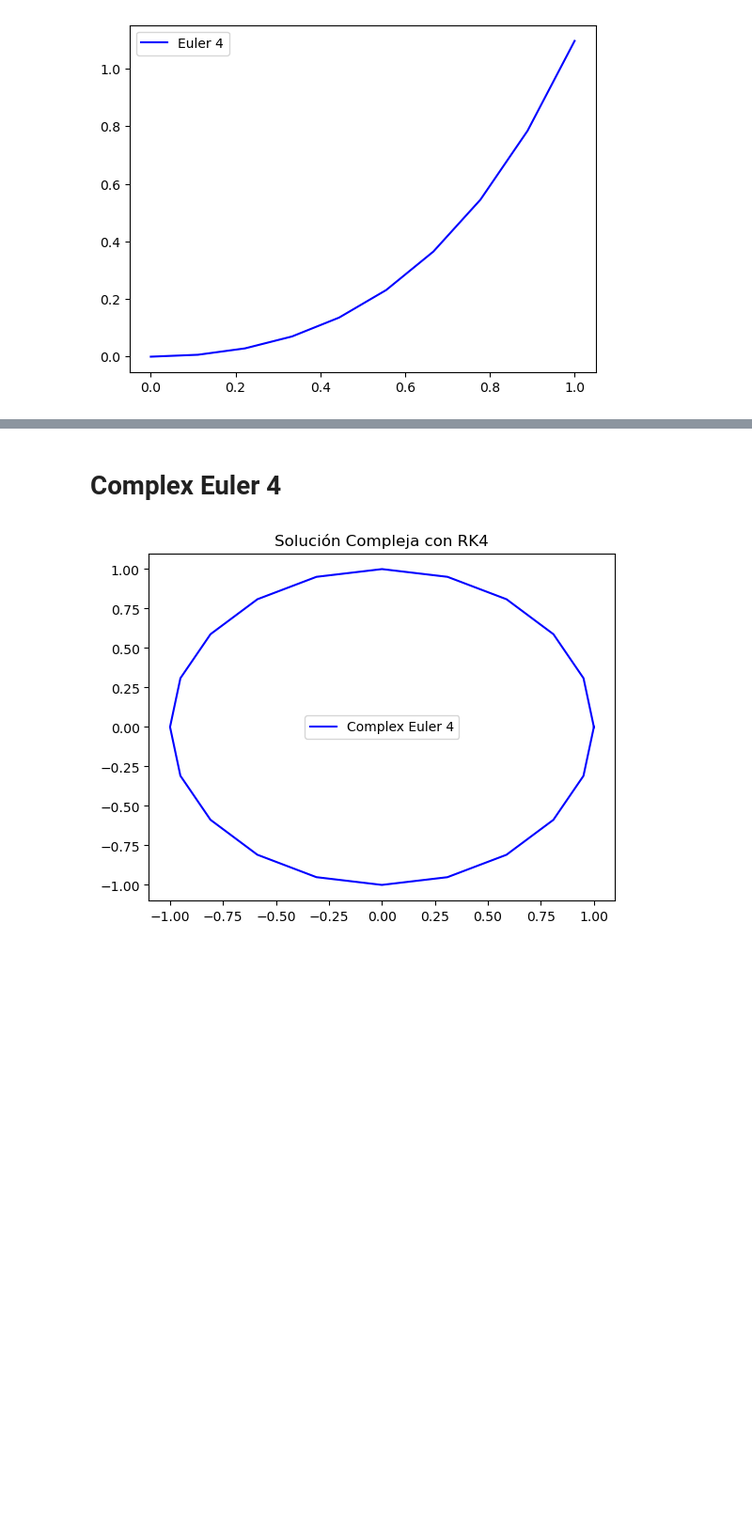
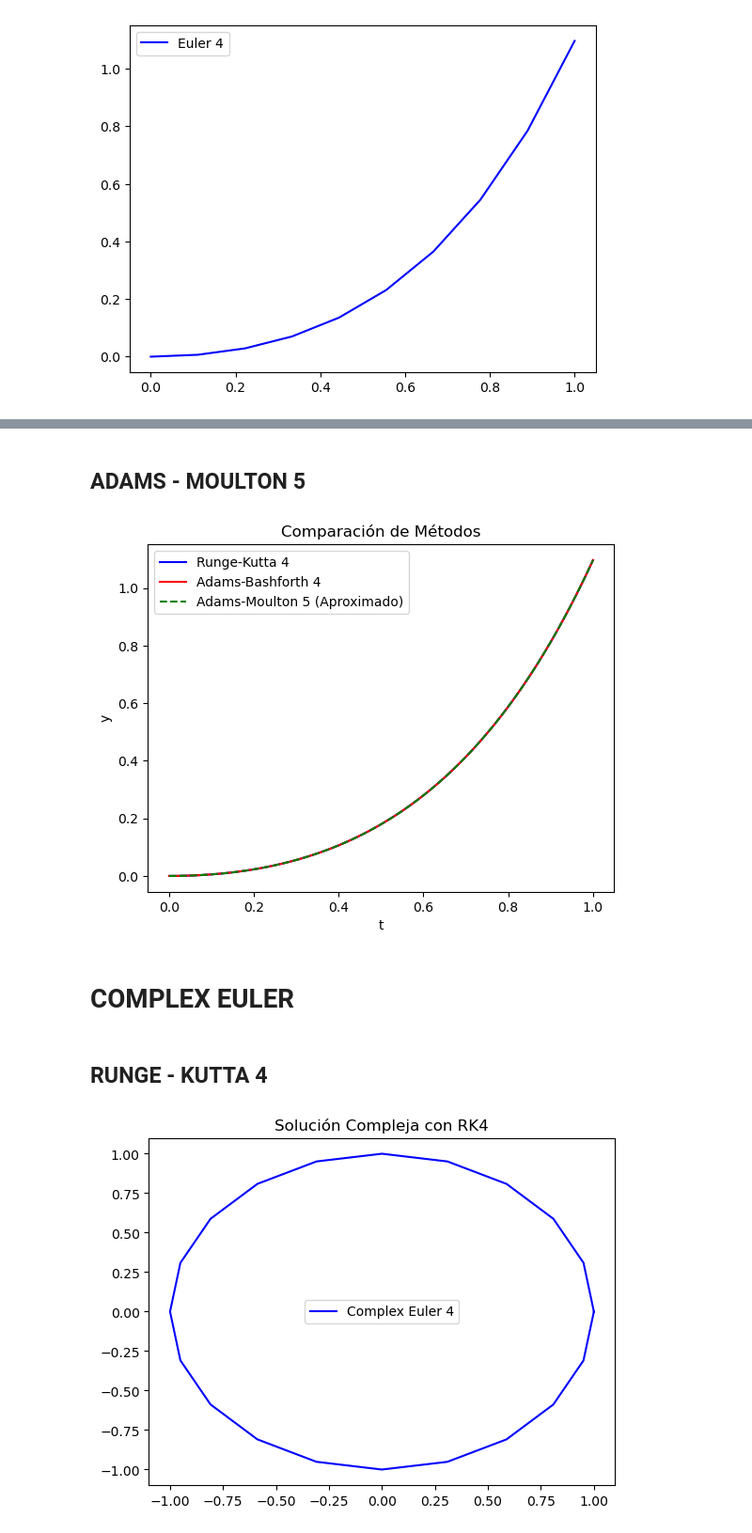
Before and after one commit to leylaaaa1/MetodosII_SantiagoGarcia_CatalinaGuatibonza, a Jupyter notebook: Parcial2_SantiagoGarcia_CatalinaGuatibonza/PreParcialRK_Bashford_Moulton.ipynb, the cells around one changed output, grey strips where cells are left out. Shown at 94% size. Cells and saved outputs as stored; diff of their text form; code cells hidden in the pictures; blank space fills up the shorter version.

```diff
--- a/Parcial2_SantiagoGarcia_CatalinaGuatibonza/PreParcialRK_Bashford_Moulton.ipynb
+++ b/Parcial2_SantiagoGarcia_CatalinaGuatibonza/PreParcialRK_Bashford_Moulton.ipynb
@@ -36,5 +88,70 @@ plt.show()
+# %% [markdown]
+## ADAMS - MOULTON 5
+# %%
+def f(x, y):
+    return x + 2*y  # Esta es la función de ejemplo, cambie según sea necesario
+
+def RungeKutta4(x, y, h):
+    for i in range(1, len(x)):
+        k1 = f(x[i-1], y[i-1])
+        k2 = f(x[i-1] + 0.5*h, y[i-1] + 0.5*k1*h)
+        k3 = f(x[i-1] + 0.5*h, y[i-1] + 0.5*k2*h)
+        k4 = f(x[i-1] + h, y[i-1] + k3*h)
+
+        y[i] = y[i-1] + (h/6)*(k1 + 2*k2 + 2*k3 + k4)
+    return y
+
+def AdamsBashforth4(x, y, h):
+    # Inicializar con Runge-Kutta 4
+    y = RungeKutta4(x, y, h)
+
+    for i in range(3, len(x) - 1):
+        y[i+1] = y[i] + (h/24)*(55*f(x[i], y[i]) - 59*f(x[i-1], y[i-1]) + 37*f(x[i-2], y[i-2]) - 9*f(x[i-3], y[i-3]))
+    return y
+
+def AdamsMoulton5(x, y, h):
+    # Inicializar con Adams-Bashforth 4
+    y = AdamsBashforth4(x, y, h)
+
+    for i in range(3, len(x) - 1):
+        # Utilizamos y[i+1] obtenido de Adams-Bashforth 4 como valor inicial
+        y[i+1] = y[i] + (h/24)*(9*f(x[i+1], y[i+1]) + 19*f(x[i], y[i]) - 5*f(x[i-1], y[i-1]) + f(x[i-2], y[i-2]))
+    return y
+
+# Parámetros
+N = 100
+t = np.linspace(0, 1, N)
+h = t[1] - t[0]
+y0 = 0  # Condición inicial
+
+# Inicialización
+y_rk4 = np.zeros_like(t)
+y_ab4 = np.zeros_like(t)
+y_am5 = np.zeros_like(t)
+y_rk4[0] = y0
+y_ab4[0] = y0
+y_am5[0] = y0
+
+# Ejecución de los métodos
+y_rk4 = RungeKutta4(t, y_rk4, h)
+y_ab4 = AdamsBashforth4(t, y_ab4, h)
+y_am5 = AdamsMoulton5(t, y_am5, h)
+
+# Gráfica
+plt.plot(t, y_rk4, label='Runge-Kutta 4', color='blue')
+plt.plot(t, y_ab4, label='Adams-Bashforth 4', color='red')
+plt.plot(t, y_am5, label='Adams-Moulton 5 (Aproximado)', color='green', linestyle='--')
+plt.legend()
+plt.xlabel('t')
+plt.ylabel('y')
+plt.title('Comparación de Métodos')
+plt.show()
+# %% [output]
+[figure, added]
+# %% [markdown]
+# COMPLEX EULER
 # %% [markdown]
-# Complex Euler 4
+## RUNGE - KUTTA 4
 # %%
 def fc(z):
     return 1j*z # Función que tocaría cambiar
```
Also changed, not shown: parts of 18 cells of this notebook.
